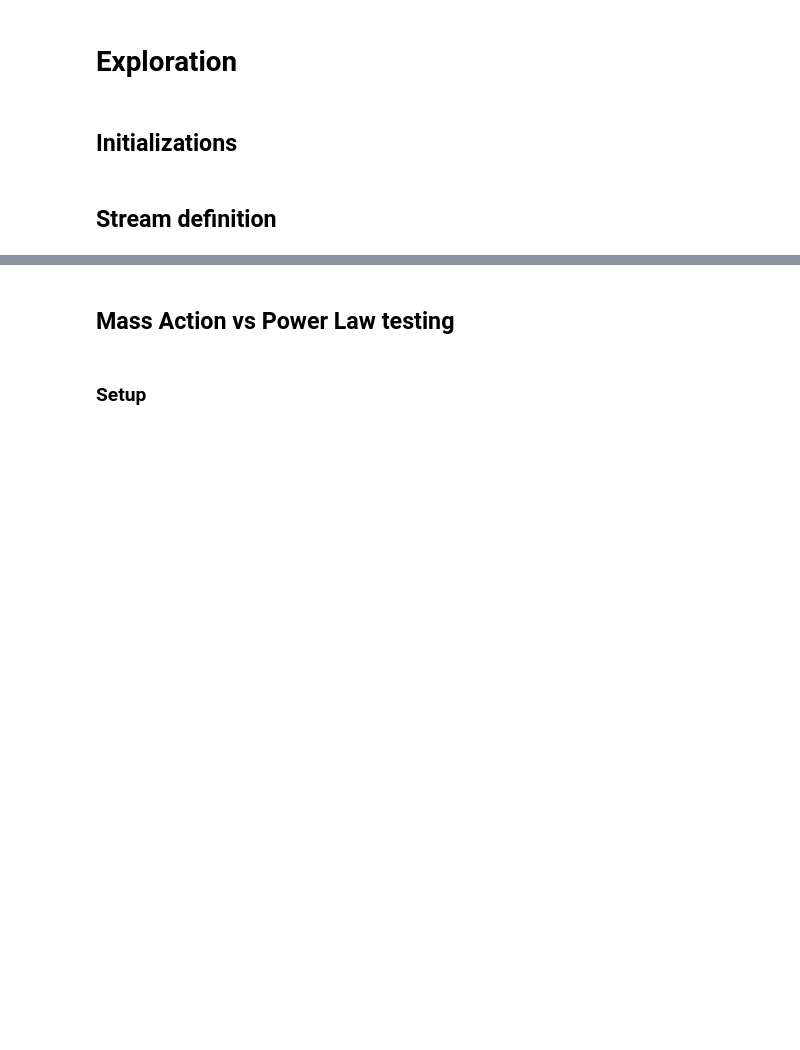
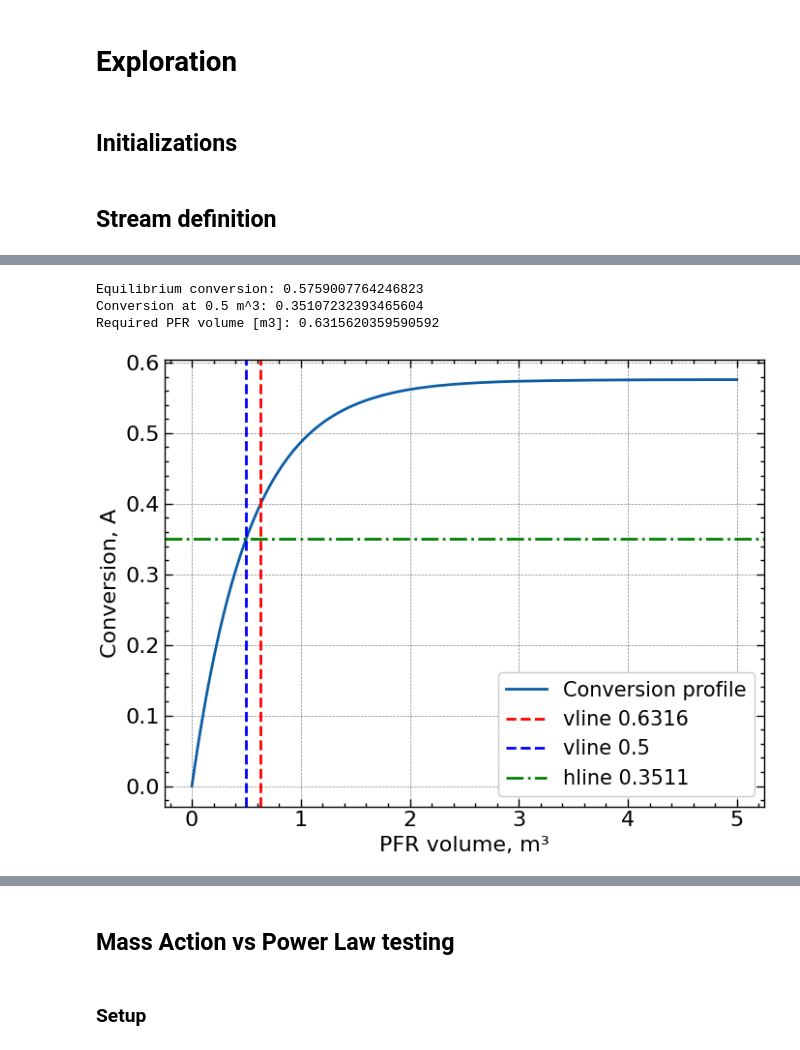
Before and after one commit to KABOSScodes/process_engineering_toolkit, a Jupyter notebook: notebooks/exploration.ipynb, the cells around one changed output, grey strips where cells are left out. Drawn from its saved outputs; the diff is of its cells as text; code cells hidden in the pictures; blank space fills up the shorter version.

```diff
--- a/notebooks/exploration.ipynb
+++ b/notebooks/exploration.ipynb
@@ -5,11 +8,15 @@
 # %%
 from pint import UnitRegistry
+# Imports from
 from process_engineering_toolkit.stream import Stream
 from process_engineering_toolkit.reactors.pfr import PFR
+from process_engineering_toolkit.rate_laws import MassActionRateLaw, PowerLawRateLaw
+from process_engineering_toolkit.reactions import Reactions
+
+# Plotting
 import matplotlib.pyplot as plt
-
-from process_engineering_toolkit.rate_laws import MassActionRateLaw
-from process_engineering_toolkit.reactions import Reactions
+import scienceplots
+plt.style.use(['science', 'notebook', 'grid'])
 # %% [markdown]
 ## Stream definition
 # %%
@@ -116,0 +47,70 @@ Conversion at 5 m^3: 0.5759215841795504
+# %%
+# Define reactions
+reactions = [
+    {"equation": "A <-> 2B", "rate_law": "mass_action", "parameters": {"kf": 0.3, "kb": 0.003}}
+    ]
+
+# Instantiate a Reactions obj
+rxns = Reactions(reactions)
+
+# Define Inlet Streams
+s1 = Stream("Fresh A", 20, {"A": 0.6, "I": 0.4})
+
+# Define parameters for PFR reactor
+parameters = {
+    "phase": "gas",  # or "liquid"
+    "T": 340,
+    "P": 2*101325
+}
+
+# Instantiate PFR object
+pfr = PFR(rxns, inlet_streams=s1, parameters=parameters) # s1 should not have to be an iterable when there is only 1 stream
+
+# Determine equilibrium conversion
+Xeq = pfr.equilibrium_conversion("A")
+print("Equilibrium conversion:", Xeq)
+
+# Solve PFR: 0-5 m3
+pfr.solve(V_span = (0,5))
+
+# Determine achievable conversion at specific volume: 0.5 m3
+X = pfr.conversion_at_volume("A", 0.5)
+print("Conversion at 0.5 m^3:", X)
+
+# Determine volume required for 40% conversion of species A
+V_req = pfr.volume_for_conversion("A", 0.4)
+print("Required PFR volume [m3]:", V_req)
+
+# Determine profiles
+profile = pfr.profile("A")
+
+plt.plot(profile["volume"], profile["conversion"], label="Conversion profile")
+# Add vertical lines
+plt.axvline(x=0.6315620359590592, color='red', linestyle='--', label='vline 0.6316')
+plt.axvline(x=0.5, color='blue', linestyle='--', label='vline 0.5')
+# Add horizontal line
+plt.axhline(y=0.35106832033662927, color='green', linestyle='-.', label='hline 0.3511')
+# Labels and legend
+plt.xlabel("PFR volume, m³")
+plt.ylabel("Conversion, A")
+plt.legend(loc='lower right', fontsize=15)
+plt.show()
+
+plt.plot(profile["conversion"], profile["concentration"]["B"], label="Conc, B")
+plt.plot(profile["conversion"], profile["concentration"]["A"], label="Conc, A")
+plt.xlabel("conversion, A")
+plt.ylabel("concentration")
+plt.legend(loc='lower right', fontsize=15)
+plt.show()
+
+plt.plot(profile["volume"], profile["concentration"]["B"], label="Conc, B")
+plt.plot(profile["volume"], profile["concentration"]["A"], label="Conc, A")
+plt.xlabel("volume")
+plt.ylabel("concentration")
+plt.legend(loc='lower right', fontsize=15)
+plt.show()
+# %% [output]
+Equilibrium conversion: 0.5759007764246823
+Conversion at 0.5 m^3: 0.35107232393465604
+Required PFR volume [m3]: 0.6315620359590592
+[figure, added]
```
Also changed, not shown: parts of 19 cells of this notebook.
